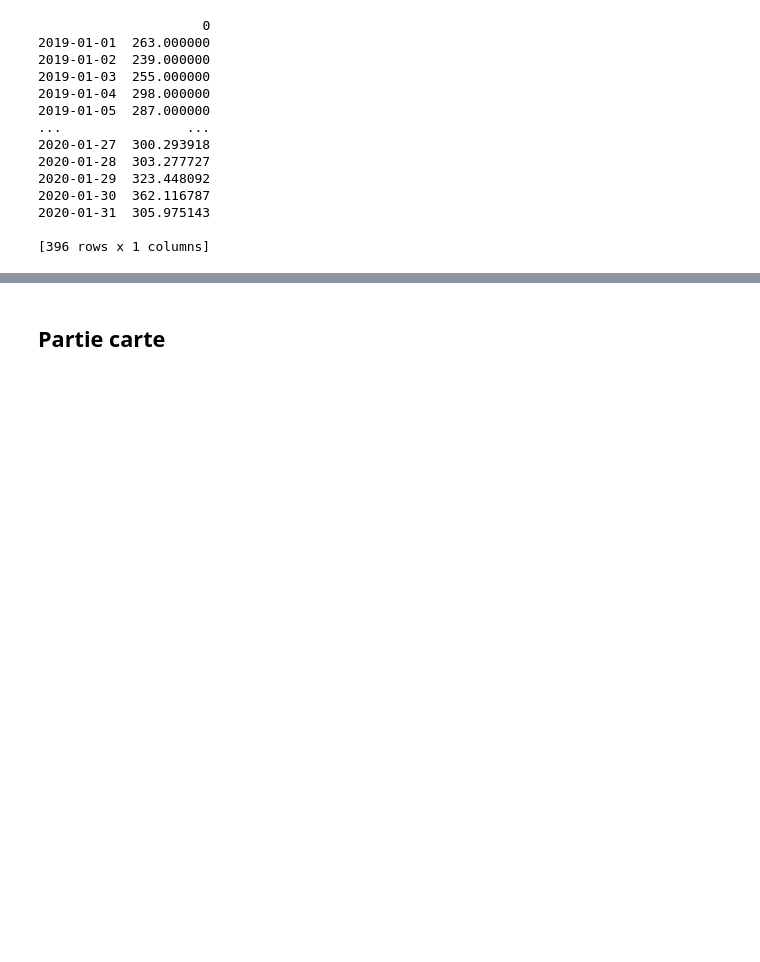
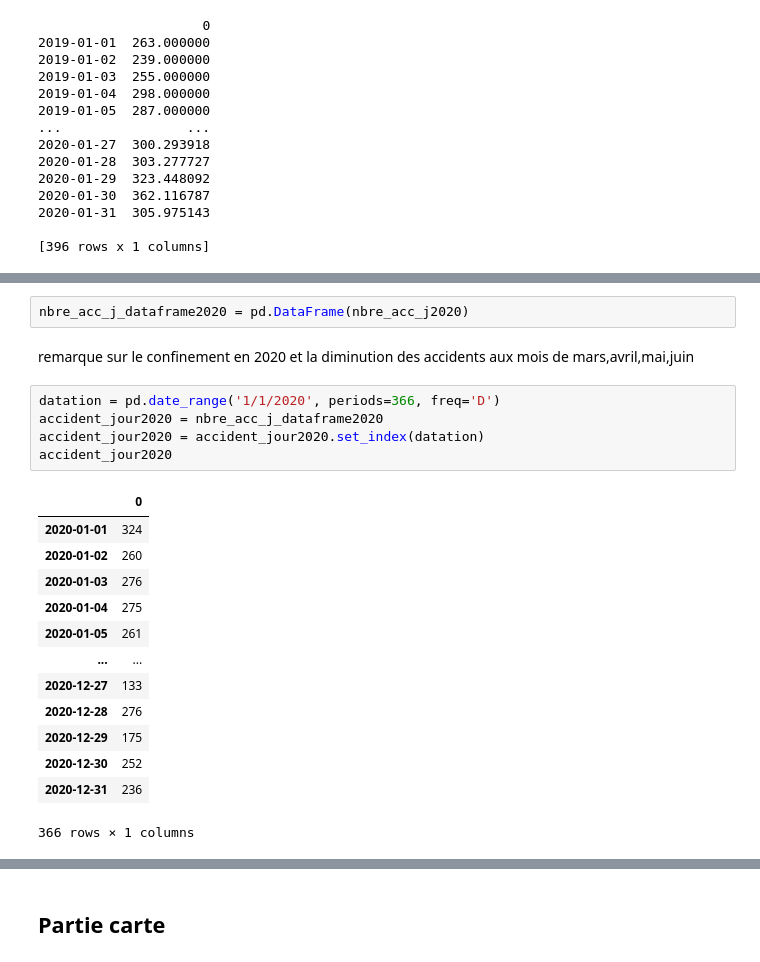
Before and after one commit to helene-78/Accidents, a Jupyter notebook: Projet_complet.ipynb, the cells around one changed output, grey strips where cells are left out. Saved outputs shown, nothing was run; the diff lists cells and outputs as text; blank space fills up the shorter version.

```diff
--- a/Projet_complet.ipynb
+++ b/Projet_complet.ipynb
@@ -421,0 +474,23 @@ Comparer avec les données pratiques de 2020 et si ce n'est pas proche, explique
+# %%
+nbre_acc_j_dataframe2020 = pd.DataFrame(nbre_acc_j2020)
+# %% [markdown]
+remarque sur le confinement en 2020 et la diminution des accidents aux mois de mars,avril,mai,juin
+# %%
+datation = pd.date_range('1/1/2020', periods=366, freq='D')
+accident_jour2020 = nbre_acc_j_dataframe2020
+accident_jour2020 = accident_jour2020.set_index(datation)
+accident_jour2020
+# %% [output]
+|  | 0 |
+| 2020-01-01 | 324 |
+| 2020-01-02 | 260 |
+| 2020-01-03 | 276 |
+| 2020-01-04 | 275 |
+| 2020-01-05 | 261 |
+| ... | ... |
+| 2020-12-27 | 133 |
+| 2020-12-28 | 276 |
+| 2020-12-29 | 175 |
+| 2020-12-30 | 252 |
+| 2020-12-31 | 236 |
+366 rows × 1 columns
```
Also changed, not shown: parts of 42 cells of this notebook, 5 other files.
